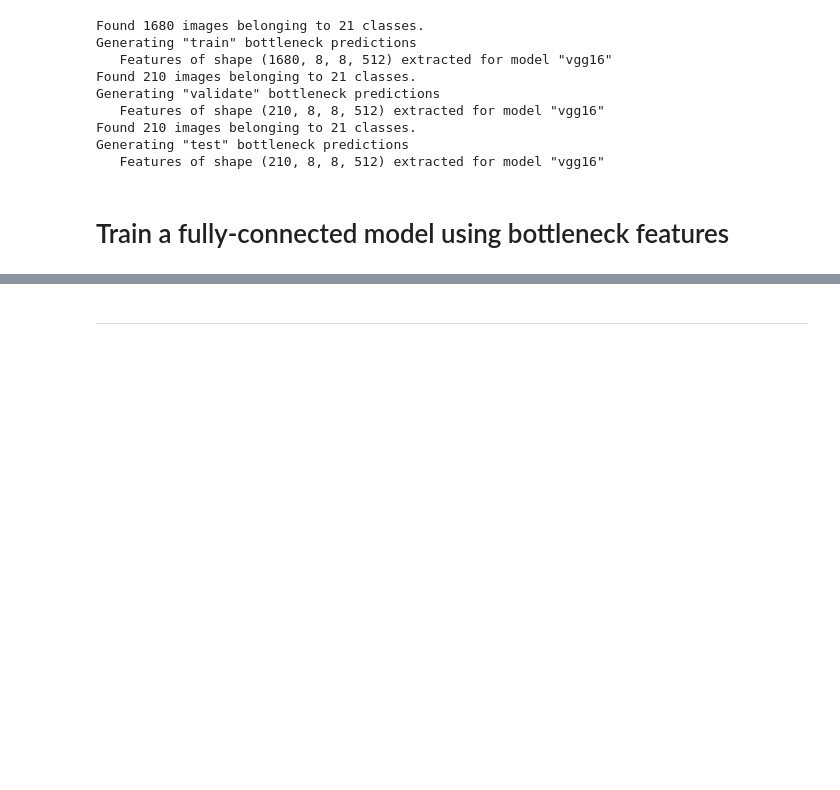
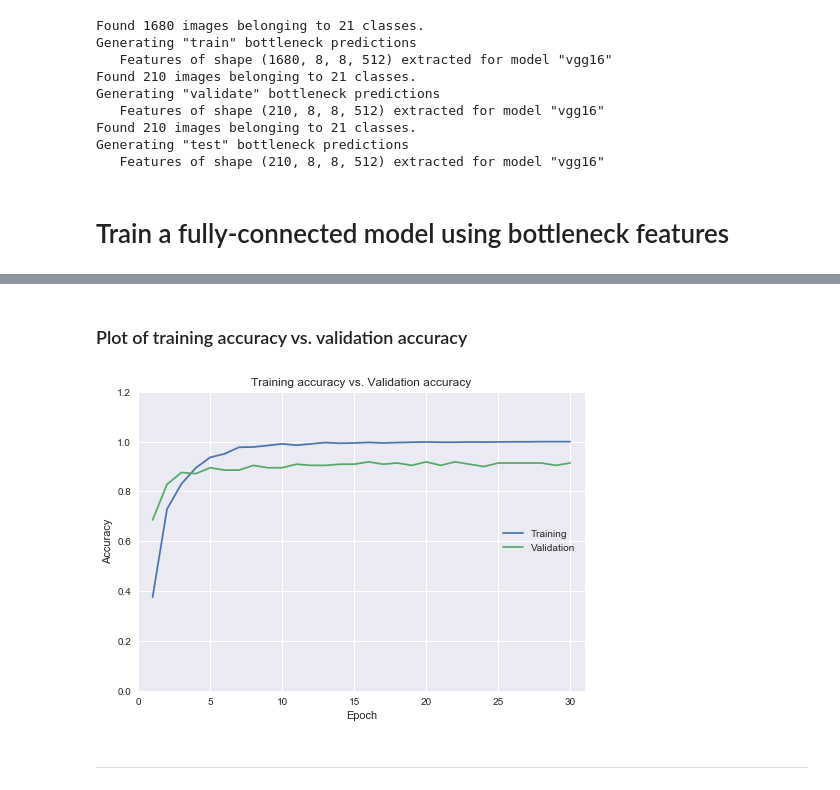
Before and after one commit to gregbehm/UC-Merced-Pretrained-CNN, a Jupyter notebook: Classifier.ipynb, the cells around one changed output, grey strips where cells are left out. Cells and saved outputs as stored; diff of their text form; code cells hidden in the pictures; blank space fills up the shorter version.

```diff
--- a/Classifier.ipynb
+++ b/Classifier.ipynb
@@ -241,3 +241,19 @@ plt.show()
+# %% [markdown]
+### Plot of training accuracy vs. validation accuracy
+# %%
+matplotlib.style.use('seaborn')
+epochs = len(model_fit_history.history['acc'])
+plt.axis([0, epochs+1, 0, 1.2])
+x = np.arange(1, epochs+1)
+plt.plot(x, model_fit_history.history['acc'])
+plt.plot(x, model_fit_history.history['val_acc'])
+plt.title('Training accuracy vs. Validation accuracy')
+plt.ylabel('Accuracy')
+plt.xlabel('Epoch')
+plt.legend(['Training', 'Validation'], loc='right')
+plt.show()
+# %% [output]
+[figure, added]
 # %% [markdown]
 <hr>
 # %% [markdown]
```
Also changed, not shown: parts of 8 cells of this notebook.
